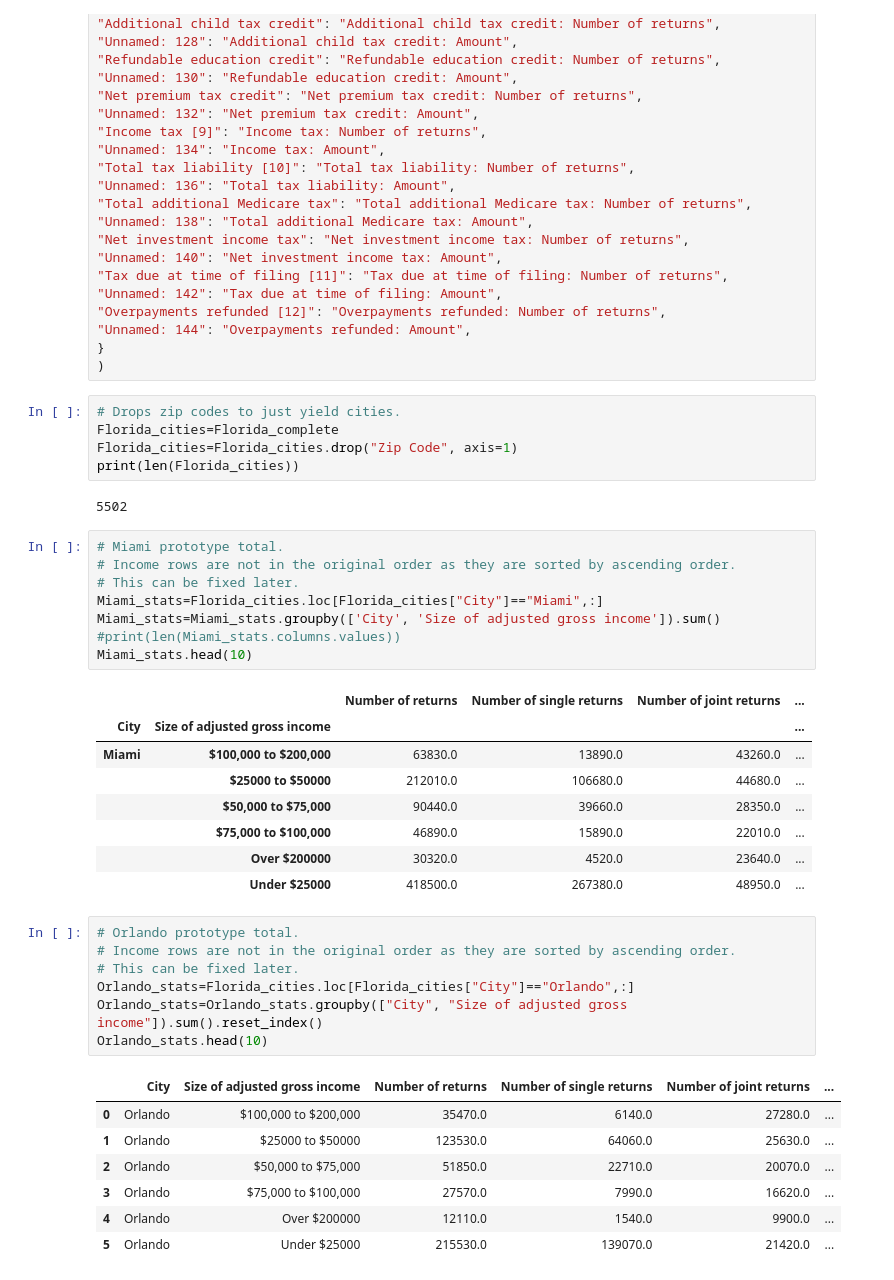
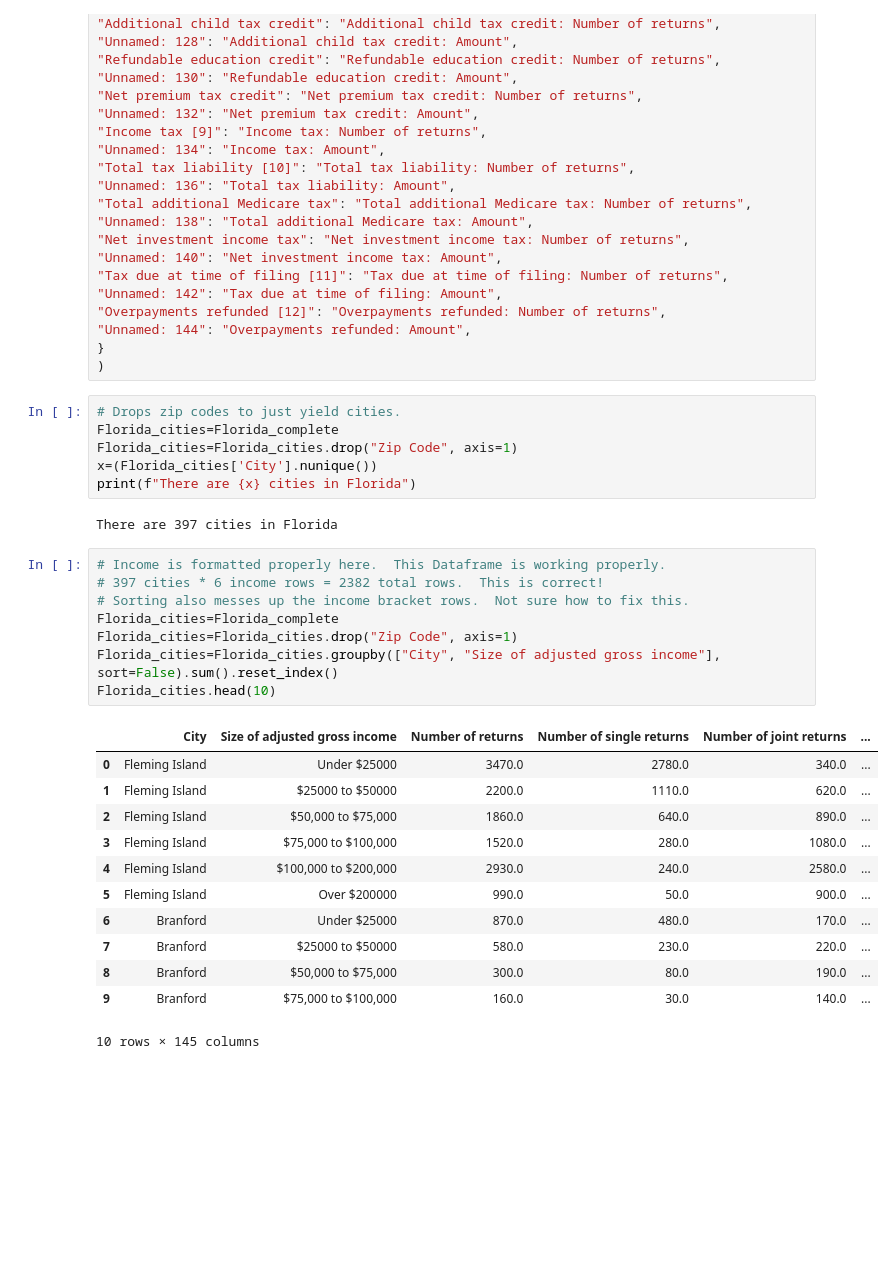
Before and after one commit to Sbrown146/Project1, a Jupyter notebook: Project Data test.ipynb, the cells around one changed output. Drawn from its saved outputs; the diff is of its cells as text; blank space fills up the shorter version.

```diff
--- a/Project Data test.ipynb
+++ b/Project Data test.ipynb
@@ -183,38 +187,28 @@ Florida_complete=Florida_complete.rename(columns={
 # Drops zip codes to just yield cities.
 Florida_cities=Florida_complete
 Florida_cities=Florida_cities.drop("Zip Code", axis=1)
-print(len(Florida_cities))
+x=(Florida_cities['City'].nunique())
+print(f"There are {x} cities in Florida")
 # %% [output]
-5502
+There are 397 cities in Florida
-# %%
-# Miami prototype total.
-# Income rows are not in the original order as they are sorted by ascending order.
-# This can be fixed later.
-Miami_stats=Florida_cities.loc[Florida_cities["City"]=="Miami",:]
-Miami_stats=Miami_stats.groupby(['City', 'Size of adjusted gross income']).sum()
-#print(len(Miami_stats.columns.values))
-Miami_stats.head(10)
-# %% [output]
-|  |  | Number of returns | Number of single returns | Number of joint returns | ... |
-| City | Size of adjusted gross income |  |  |  | ... |
-| Miami | $100,000 to $200,000 | 63830.0 | 13890.0 | 43260.0 | ... |
-|  | $25000 to $50000 | 212010.0 | 106680.0 | 44680.0 | ... |
-|  | $50,000 to $75,000 | 90440.0 | 39660.0 | 28350.0 | ... |
-|  | $75,000 to $100,000 | 46890.0 | 15890.0 | 22010.0 | ... |
-|  | Over $200000 | 30320.0 | 4520.0 | 23640.0 | ... |
-|  | Under $25000 | 418500.0 | 267380.0 | 48950.0 | ... |
-# %%
-# Orlando prototype total.
-# Income rows are not in the original order as they are sorted by ascending order.
-# This can be fixed later.
-Orlando_stats=Florida_cities.loc[Florida_cities["City"]=="Orlando",:]
-Orlando_stats=Orlando_stats.groupby(["City", "Size of adjusted gross income"]).sum().reset_index()
-Orlando_stats.head(10)
-# %% [output]
-|  | City | Size of adjusted gross income | Number of returns | Number of single returns | Number of joint returns | ... |
-| 0 | Orlando | $100,000 to $200,000 | 35470.0 | 6140.0 | 27280.0 | ... |
-| 1 | Orlando | $25000 to $50000 | 123530.0 | 64060.0 | 25630.0 | ... |
-| 2 | Orlando | $50,000 to $75,000 | 51850.0 | 22710.0 | 20070.0 | ... |
-| 3 | Orlando | $75,000 to $100,000 | 27570.0 | 7990.0 | 16620.0 | ... |
-| 4 | Orlando | Over $200000 | 12110.0 | 1540.0 | 9900.0 | ... |
-| 5 | Orlando | Under $25000 | 215530.0 | 139070.0 | 21420.0 | ... |
+# %%
+# Income is formatted properly here.  This Dataframe is working properly.
+# 397 cities * 6 income rows = 2382 total rows.  This is correct!
+# Sorting also messes up the income bracket rows.  Not sure how to fix this.
+Florida_cities=Florida_complete
+Florida_cities=Florida_cities.drop("Zip Code", axis=1)
+Florida_cities=Florida_cities.groupby(["City", "Size of adjusted gross income"], sort=False).sum().reset_index()
+Florida_cities.head(10)
+# %% [output]
+|  | City | Size of adjusted gross income | Number of returns | Number of single returns | Number of joint returns | ... |
+| 0 | Fleming Island | Under $25000 | 3470.0 | 2780.0 | 340.0 | ... |
+| 1 | Fleming Island | $25000 to $50000 | 2200.0 | 1110.0 | 620.0 | ... |
+| 2 | Fleming Island | $50,000 to $75,000 | 1860.0 | 640.0 | 890.0 | ... |
+| 3 | Fleming Island | $75,000 to $100,000 | 1520.0 | 280.0 | 1080.0 | ... |
+| 4 | Fleming Island | $100,000 to $200,000 | 2930.0 | 240.0 | 2580.0 | ... |
+| 5 | Fleming Island | Over $200000 | 990.0 | 50.0 | 900.0 | ... |
+| 6 | Branford | Under $25000 | 870.0 | 480.0 | 170.0 | ... |
+| 7 | Branford | $25000 to $50000 | 580.0 | 230.0 | 220.0 | ... |
+| 8 | Branford | $50,000 to $75,000 | 300.0 | 80.0 | 190.0 | ... |
+| 9 | Branford | $75,000 to $100,000 | 160.0 | 30.0 | 140.0 | ... |
+10 rows × 145 columns
```
Also changed, not shown: parts of 8 cells of this notebook.
